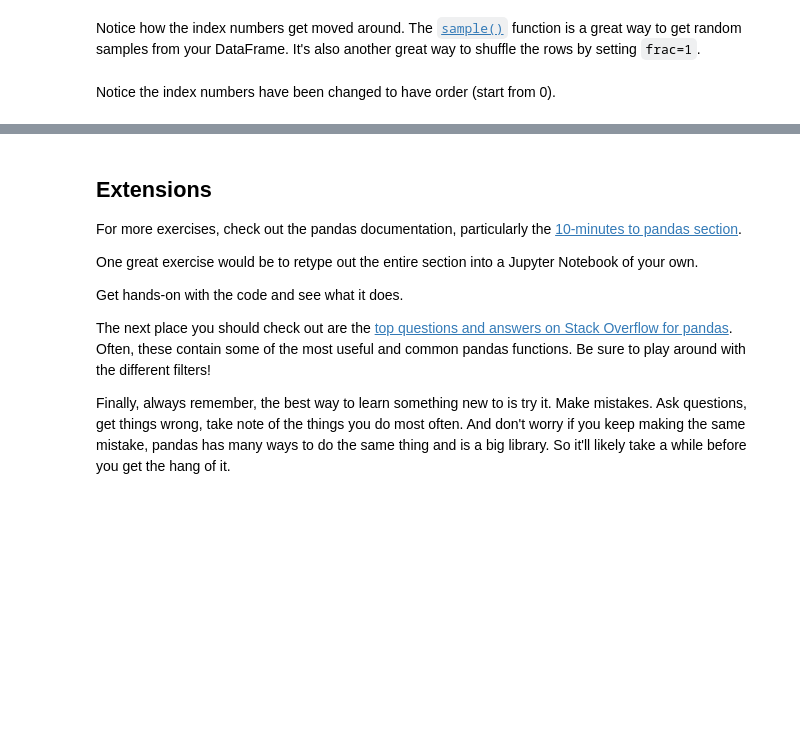
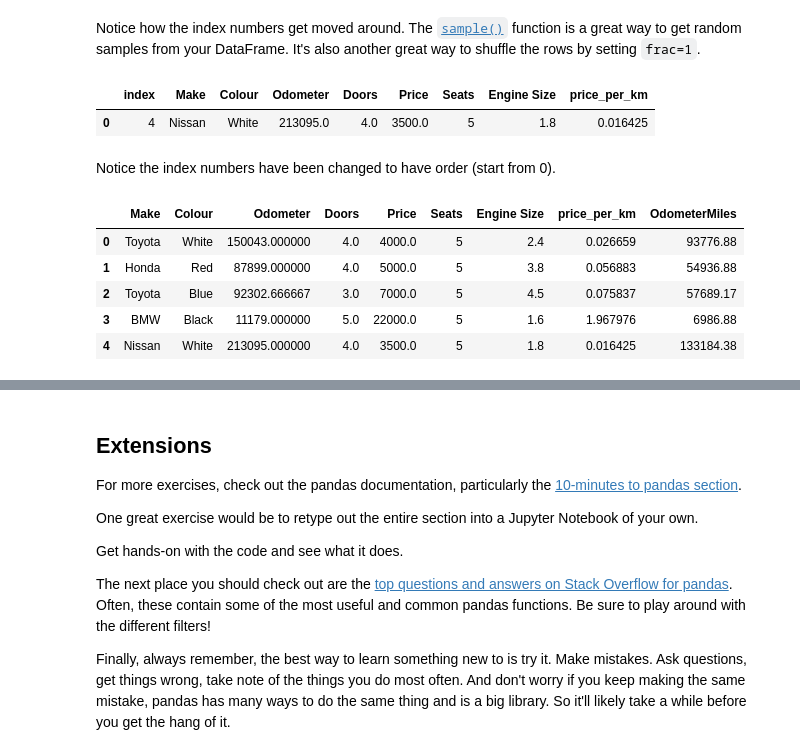
Before and after one commit to lipioliveira/zero-to-mastery-ml, a Jupyter notebook: section-2-data-science-and-ml-tools/pandas-exercises.ipynb, the cells around one changed output, grey strips where cells are left out. Drawn from its saved outputs; the diff is of its cells as text; code cells hidden in the pictures; blank space fills up the shorter version.

```diff
--- a/section-2-data-science-and-ml-tools/pandas-exercises.ipynb
+++ b/section-2-data-science-and-ml-tools/pandas-exercises.ipynb
@@ -225,4 +332,5 @@ Let's try fill them.
 # %%
 # Remove the rest of the missing data inplace
+car_sales.dropna(inplace = True)
 # %%
 # Verify the missing values are removed by viewing the DataFrame
@@ -230,3 +347,5 @@ Let's try fill them.
 We'll now start to add columns to our DataFrame.
 # %%
 # Create a "Seats" column where every row has a value of 5
+car_sales['Seats'] = 5
+car_sales
@@ -234,8 +361,14 @@ We'll now start to add columns to our DataFrame.
 # Create a column called "Engine Size" with random values between 1.3 and 4.5
 # Remember: If you're doing it from a Python list, the list has to be the same length
 # as the DataFrame
+engine = [2.4,3.8,4.5,1.6,1.8,2.9]
+car_sales['Engine Size'] = engine
 # %%
 # Create a column which represents the price of a car per kilometer
 # Then view the DataFrame
+#car_sales["Price"] = car_sales["Price"].str.replace("[\$\,\.]", "")
+car_sales['Price'] = car_sales['Price'].astype(float)
+car_sales.dtypes
+car_sales['price_per_km'] = car_sales['Price']/car_sales['Odometer']
 # %%
 # Remove the last column you added using .drop()
@@ -246,10 +388,24 @@ We'll now start to add columns to our DataFrame.
 Notice how the index numbers get moved around. The [`sample()`](https://pandas.pydata.org/pandas-docs/stable/reference/api/pandas.DataFrame.sample.html) function is a great way to get random samples from your DataFrame. It's also another great way to shuffle the rows by setting `frac=1`.
 # %%
 # Reset the indexes of the shuffled DataFrame
+shuffled.head()
+shuffled.reset_index()
+# %% [output]
+|  | index | Make | Colour | Odometer | Doors | Price | Seats | Engine Size | price_per_km |
+| 0 | 4 | Nissan | White | 213095.0 | 4.0 | 3500.0 | 5 | 1.8 | 0.016425 |
 # %% [markdown]
 Notice the index numbers have been changed to have order (start from 0).
 # %%
 # Change the Odometer values from kilometers to miles using a Lambda function
+car_sales['OdometerMiles'] =  car_sales['Odometer'].apply(lambda x: x/1.6).round(2)
 # Then view the DataFrame
+car_sales.head()
+# %% [output]
+|  | Make | Colour | Odometer | Doors | Price | Seats | Engine Size | price_per_km | OdometerMiles |
+| 0 | Toyota | White | 150043.000000 | 4.0 | 4000.0 | 5 | 2.4 | 0.026659 | 93776.88 |
+| 1 | Honda | Red | 87899.000000 | 4.0 | 5000.0 | 5 | 3.8 | 0.056883 | 54936.88 |
+| 2 | Toyota | Blue | 92302.666667 | 3.0 | 7000.0 | 5 | 4.5 | 0.075837 | 57689.17 |
+| 3 | BMW | Black | 11179.000000 | 5.0 | 22000.0 | 5 | 1.6 | 1.967976 | 6986.88 |
+| 4 | Nissan | White | 213095.000000 | 4.0 | 3500.0 | 5 | 1.8 | 0.016425 | 133184.38 |
 # %%
 # Change the title of the Odometer (KM) to represent miles instead of kilometers
```
Also changed, not shown: parts of 24 cells of this notebook, 1 other file.
